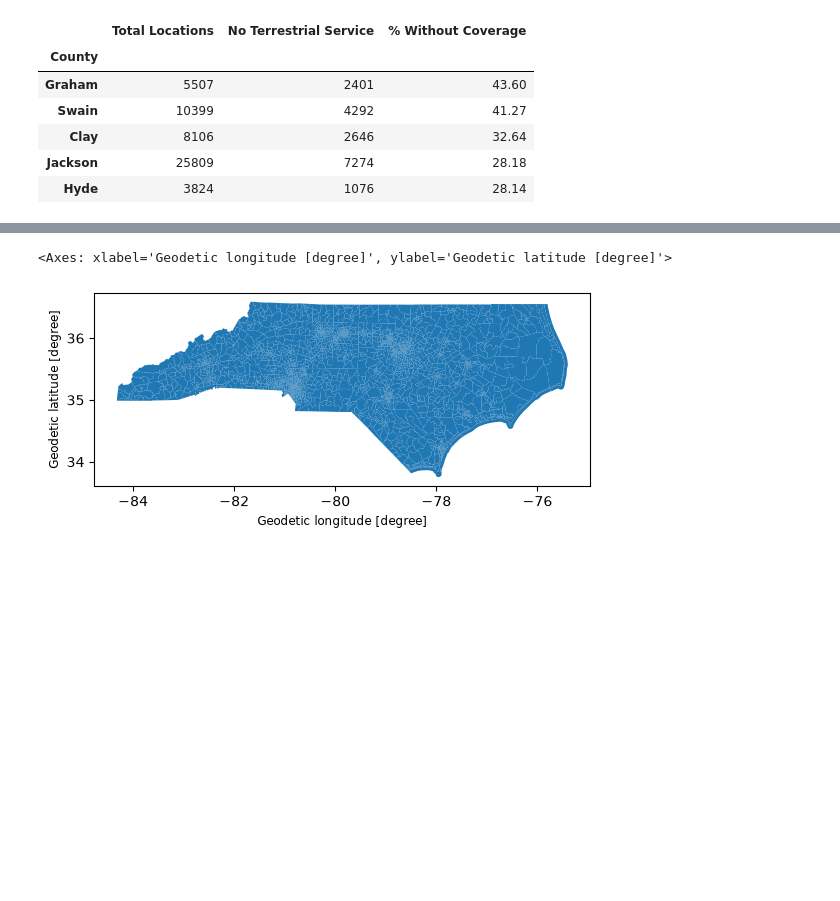
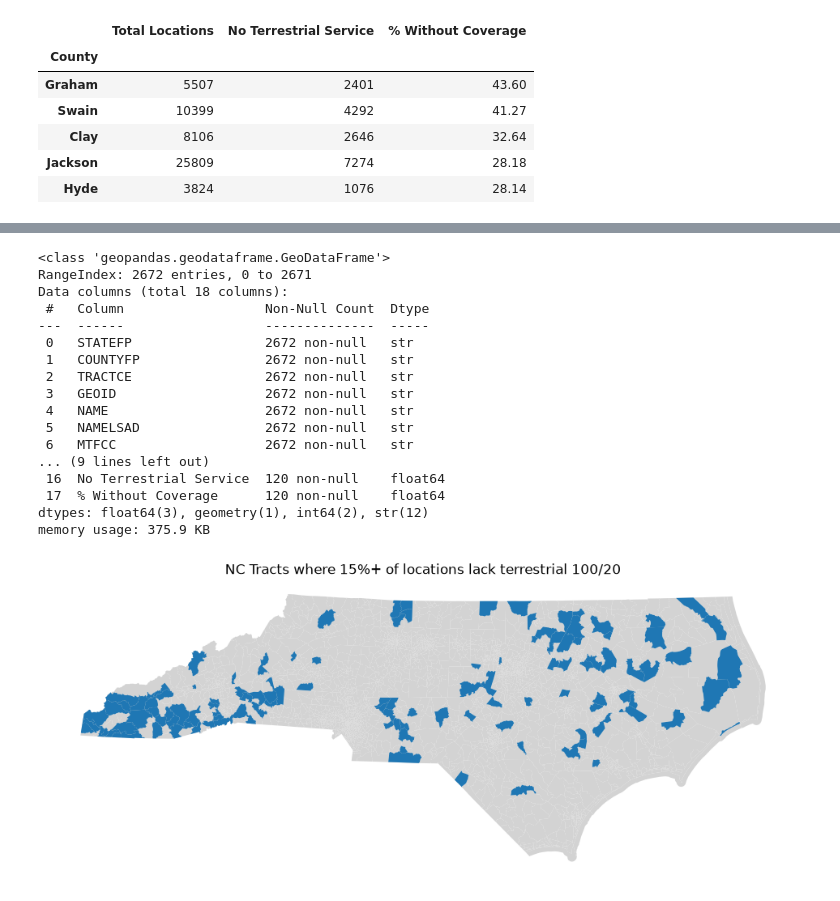
Before and after one commit to lithum-seneviratne/nc-broadband-internet-coverage, a Jupyter notebook: notebook.ipynb, the cells around one changed output, grey strips where cells are left out. Saved outputs shown, nothing was run; the diff lists cells and outputs as text; code cells hidden in the pictures; blank space fills up the shorter version.

```diff
--- a/notebook.ipynb
+++ b/notebook.ipynb
@@ -91,5 +91,6 @@ by_tract.head()
 by_county.to_excel(f"./results/PercentWithoutCoveragebyCountywithThreshold{threshold}.xlsx", index=True)
 by_tract.to_excel(f"./results/PercentWithoutCoveragebyTractwithThreshold{threshold}.xlsx", index=True)
 # %%
-shape_df = gpd.read_file("data/tl_2020_37_tract.zip")
+shape_df = gpd.read_file("data/tl_2020_37_tract.zip").to_crs(32119)
+shape_df.head()
 # %% [output]
@@ -101,7 +101,36 @@ shape_df = gpd.read_file("data/tl_2020_37_tract.zip")
 | 3 | 37 | 071 | 031800 | 37071031800 | 318 | Census Tract 318 | G5020 | S | 6071060 | 8149 | +35.2623339 | ... |
 | 4 | 37 | 155 | 961801 | 37155961801 | 9618.01 | Census Tract 9618.01 | G5020 | S | 103973789 | 0 | +34.6244596 | ... |
 # %%
-shape_df.plot()
+map = pd.merge(shape_df, by_tract, left_on="GEOID", right_on="Census Tract GEOID", how="left")
+map.info()
 # %% [output]
-<Axes: xlabel='Geodetic longitude [degree]', ylabel='Geodetic latitude [degree]'>
+<class 'geopandas.geodataframe.GeoDataFrame'>
+RangeIndex: 2672 entries, 0 to 2671
+Data columns (total 18 columns):
+ #   Column                  Non-Null Count  Dtype
+---  ------                  --------------  -----
+ 0   STATEFP                 2672 non-null   str
+ 1   COUNTYFP                2672 non-null   str
+ 2   TRACTCE                 2672 non-null   str
+ 3   GEOID                   2672 non-null   str
+ 4   NAME                    2672 non-null   str
+ 5   NAMELSAD                2672 non-null   str
+ 6   MTFCC                   2672 non-null   str
+... (9 lines left out)
+ 16  No Terrestrial Service  120 non-null    float64
+ 17  % Without Coverage      120 non-null    float64
+dtypes: float64(3), geometry(1), int64(2), str(12)
+memory usage: 375.9 KB
-[figure, removed]
+# %%
+fig, ax = plt.subplots(figsize=(12,6))
+map.plot(ax=ax, color="lightgray")
+
+flagged = map[map["% Without Coverage"].notna()]
+flagged.plot(ax=ax, color="tab:blue")
+
+ax.set_axis_off()
+ax.set_title(f"NC Tracts where {threshold}%+ of locations lack terrestrial 100/20")
+
+fig.savefig(f"results/flagged_tracts_{threshold}pct.png", dpi=150, bbox_inches="tight")
+# %% [output]
+[figure, added]
```
Also changed, not shown: parts of 14 cells of this notebook, 14 other files.
